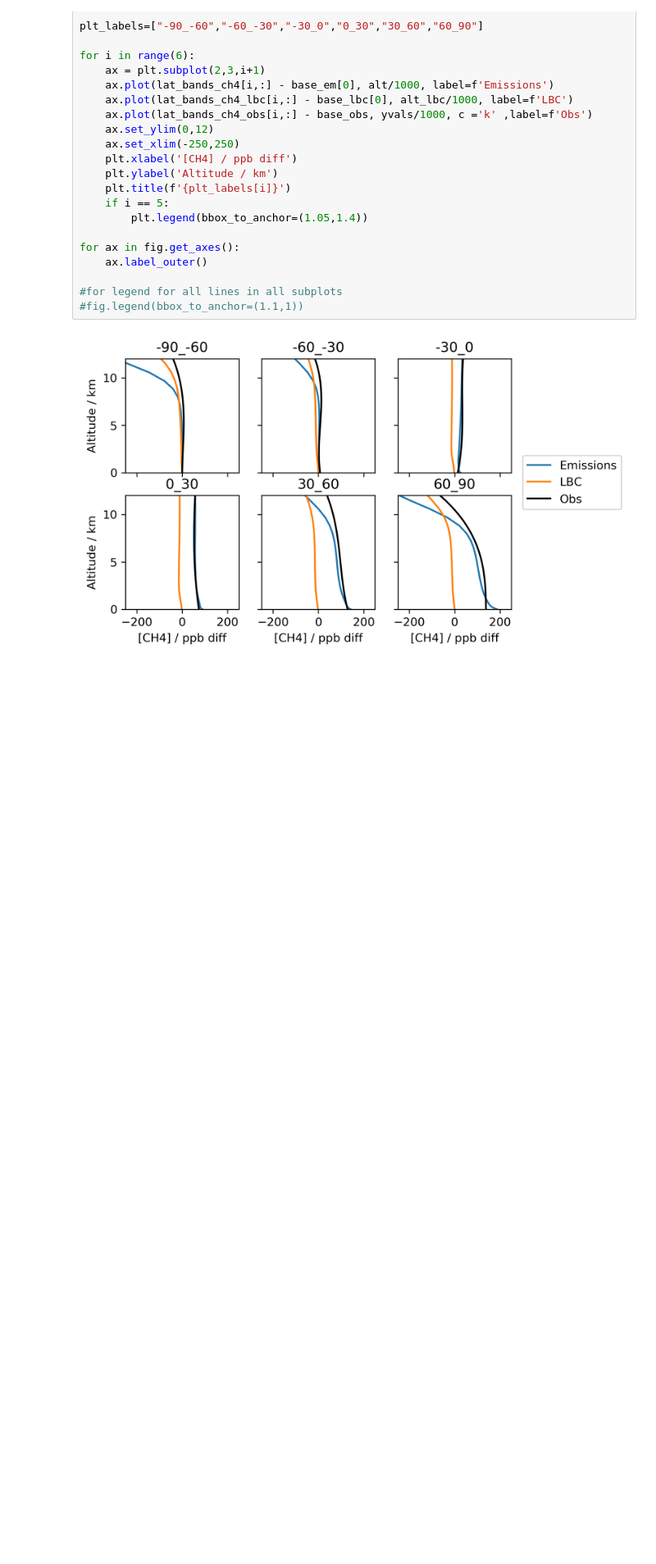
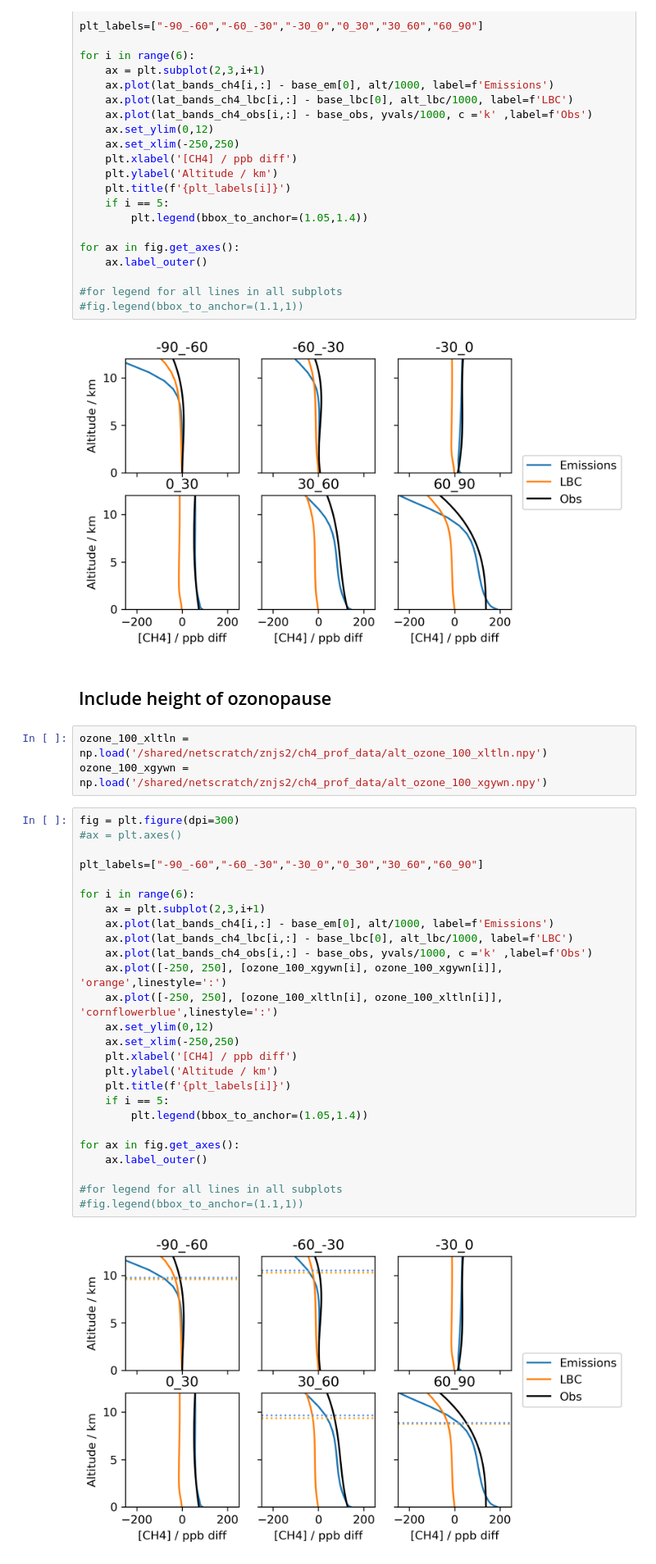
Before and after one commit to zosiast/blueberry_11_19, a Jupyter notebook: basic_plots/ch4_vert_prof_compare.ipynb, the cells around one changed output. Shown: that part at 82% size. Drawn from its saved outputs; the diff is of its cells as text; blank space fills up the shorter version.

Commit message:
Added ozonopause to vertical profile plots

```diff
--- a/basic_plots/ch4_vert_prof_compare.ipynb
+++ b/basic_plots/ch4_vert_prof_compare.ipynb
@@ -101,3 +101,36 @@ for ax in fig.get_axes():
 #fig.legend(bbox_to_anchor=(1.1,1))
 # %% [output]
 [figure]
+# %% [markdown]
+## Include height of ozonopause
+# %%
+ozone_100_xltln = np.load('/shared/netscratch/znjs2/ch4_prof_data/alt_ozone_100_xltln.npy')
+ozone_100_xgywn = np.load('/shared/netscratch/znjs2/ch4_prof_data/alt_ozone_100_xgywn.npy')
+# %%
+fig = plt.figure(dpi=300)
+#ax = plt.axes()
+
+plt_labels=["-90_-60","-60_-30","-30_0","0_30","30_60","60_90"]
+
+for i in range(6):
+    ax = plt.subplot(2,3,i+1)
+    ax.plot(lat_bands_ch4[i,:] - base_em[0], alt/1000, label=f'Emissions')
+    ax.plot(lat_bands_ch4_lbc[i,:] - base_lbc[0], alt_lbc/1000, label=f'LBC')
+    ax.plot(lat_bands_ch4_obs[i,:] - base_obs, yvals/1000, c ='k' ,label=f'Obs')
+    ax.plot([-250, 250], [ozone_100_xgywn[i], ozone_100_xgywn[i]], 'orange',linestyle=':')
+    ax.plot([-250, 250], [ozone_100_xltln[i], ozone_100_xltln[i]], 'cornflowerblue',linestyle=':')
+    ax.set_ylim(0,12)
+    ax.set_xlim(-250,250)
+    plt.xlabel('[CH4] / ppb diff')
+    plt.ylabel('Altitude / km')
+    plt.title(f'{plt_labels[i]}')
+    if i == 5:
+        plt.legend(bbox_to_anchor=(1.05,1.4))
+
+for ax in fig.get_axes():
+    ax.label_outer()
+
+#for legend for all lines in all subplots
+#fig.legend(bbox_to_anchor=(1.1,1))
+# %% [output]
+[figure, added]
```
